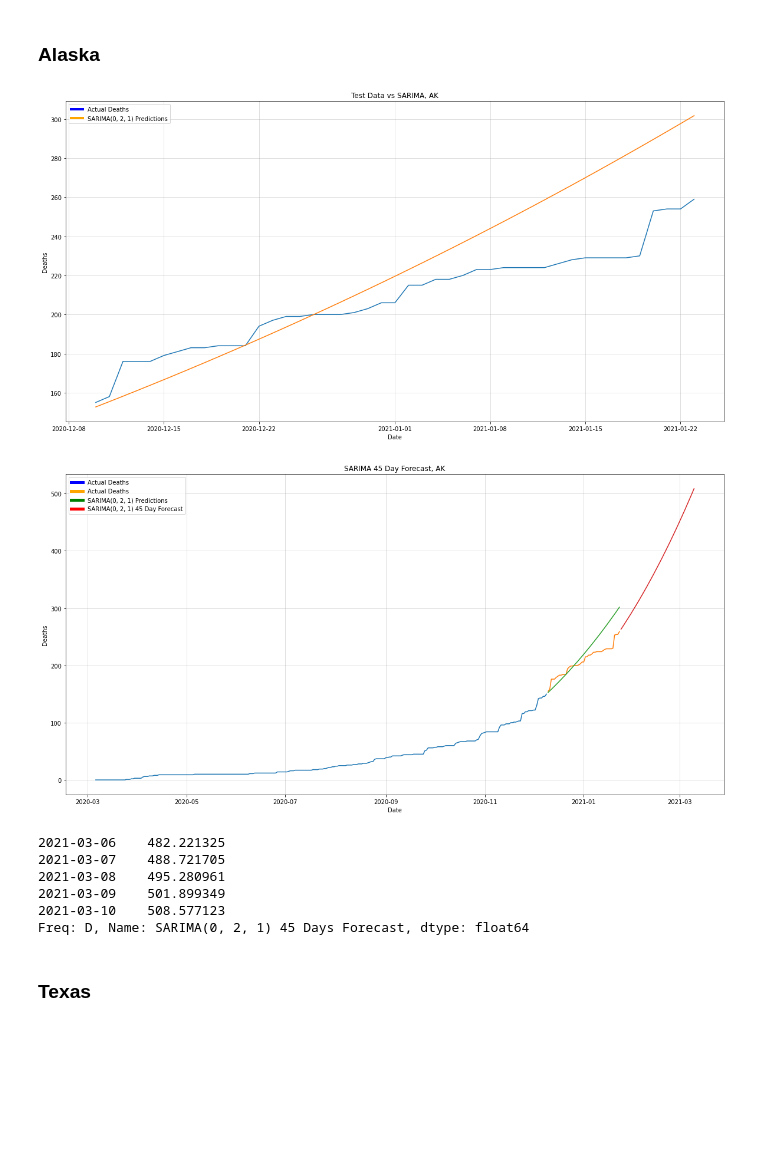
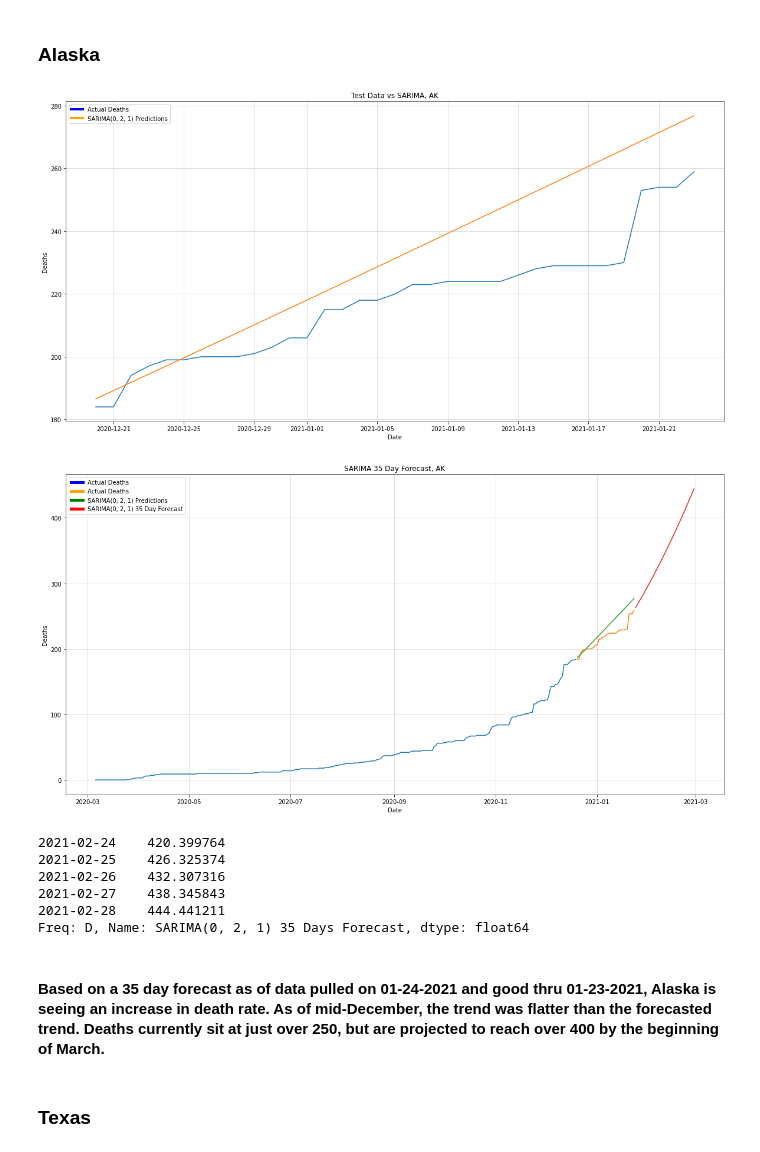
Before and after one commit to JosephDenney/Covid_Analysis, a Jupyter notebook: EDA_Notebook.ipynb, the cells around one changed output. Cells and saved outputs as stored; diff of their text form; code cells hidden in the pictures; blank space fills up the shorter version.

```diff
--- a/EDA_Notebook.ipynb
+++ b/EDA_Notebook.ipynb
@@ -766,16 +766,18 @@ plt.show();
 # %% [markdown]
 ### Alaska
 # %%
-cas_state(df_states=df_states, state_postal_code='AK',days=45)
+cas_state(df_states=df_states, state_postal_code='AK',days=35)
 # %% [output]
-[figure, old version]
+[figure, new version]
-[figure, old version]
+[figure, new version]
-2021-03-06    482.221325
-2021-03-07    488.721705
-2021-03-08    495.280961
-2021-03-09    501.899349
-2021-03-10    508.577123
-Freq: D, Name: SARIMA(0, 2, 1) 45 Days Forecast, dtype: float64
+2021-02-24    420.399764
+2021-02-25    426.325374
+2021-02-26    432.307316
+2021-02-27    438.345843
+2021-02-28    444.441211
+Freq: D, Name: SARIMA(0, 2, 1) 35 Days Forecast, dtype: float64
+# %% [markdown]
+#### Based on a 35 day forecast as of data pulled on 01-24-2021 and good thru 01-23-2021, Alaska is seeing an increase in death rate. As of mid-December, the trend was flatter than the forecasted trend. Deaths currently sit at just over 250, but are projected to reach over 400 by the beginning of March.
 # %% [markdown]
 ### Texas
 # %%
```
Also changed, not shown: parts of 28 cells of this notebook, 1 other file.
